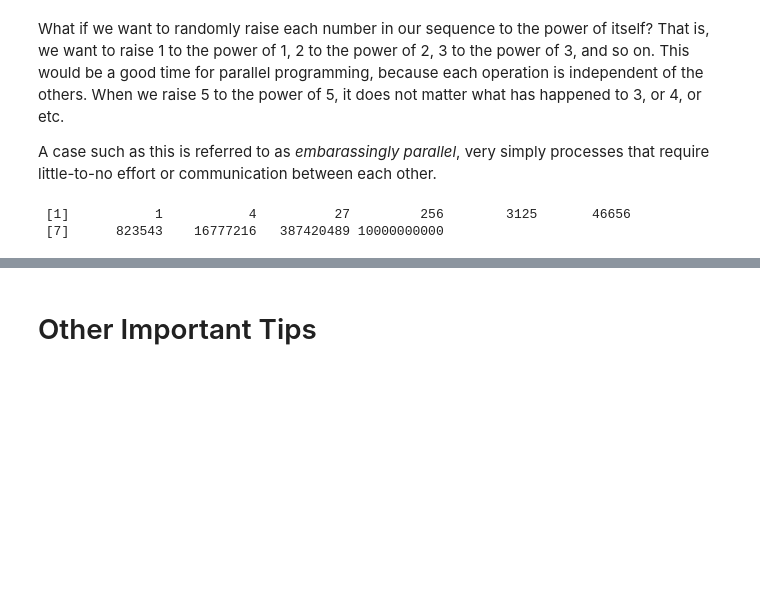
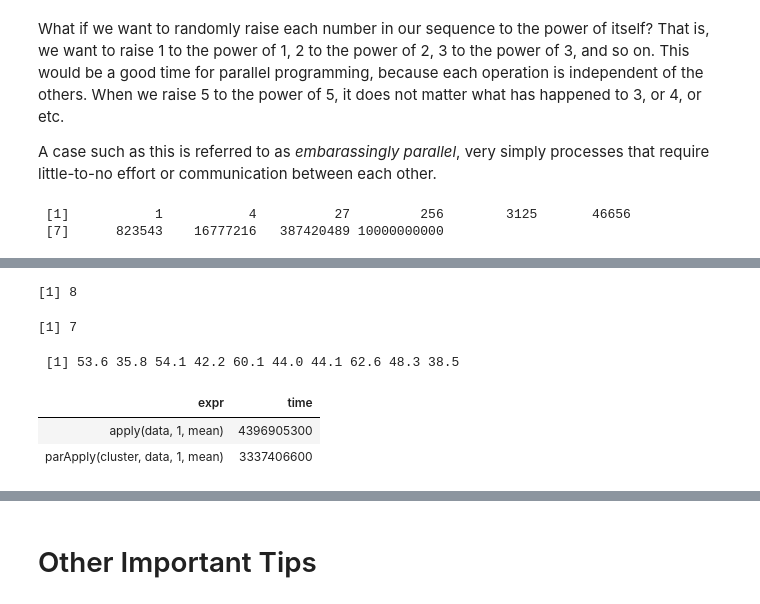
Before and after one commit to TylerTompa/Learn_R, a Jupyter notebook: Learn R Script Optimization.ipynb, the cells around one changed output, grey strips where cells are left out. Drawn from its saved outputs; the diff is of its cells as text; code cells hidden in the pictures; blank space fills up the shorter version.

```diff
--- a/Learn R Script Optimization.ipynb
+++ b/Learn R Script Optimization.ipynb
@@ -300,0 +324,46 @@ x
+# %%
+library("parallel")
+
+# First we need to determie how many cores we have available.
+number_of_cores <- detectCores()
+number_of_cores
+
+# Then we need to specify how many cores we want to use.
+# WARNING: If you intend to use your machine for other purposes while running a script,
+# you need to keep at least one core available.
+cores_to_use <- number_of_cores - 1
+cores_to_use
+
+# Then, we create a cluster object.  This is what creates copies of R to run in parallel.
+cluster <- makeCluster(cores_to_use)
+
+# Then, instead of the default apply() function, we use parApply();
+# the first argument is our cluster object.
+mean_values_parallel <- parApply(cluster, data, 1, mean)
+mean_values_parallel
+
+# IMPORTANT!
+# Be sure to close the cluster when you are done to free up resources!
+stopCluster(cluster)
+# %% [output]
+[1] 8
+[1] 7
+ [1] 53.6 35.8 54.1 42.2 60.1 44.0 44.1 62.6 48.3 38.5
+# %%
+library("microbenchmark")
+n <- 1e6
+data <- matrix(sample(n, n, replace=TRUE), nrow=n)
+
+cores_to_use <- detectCores() - 1
+cluster <- makeCluster(cores_to_use)
+
+# Compare running this function with a single thread vs with multiple threads.
+microbenchmark( apply(data, 1, mean),
+              parApply(cluster, data, 1, mean),
+              times = 1)
+
+stopCluster(cluster)
+# %% [output]
+| expr | time |
+| apply(data, 1, mean) | 4396905300 |
+| parApply(cluster, data, 1, mean) | 3337406600 |
```
Also changed, not shown: parts of 7 cells of this notebook.
